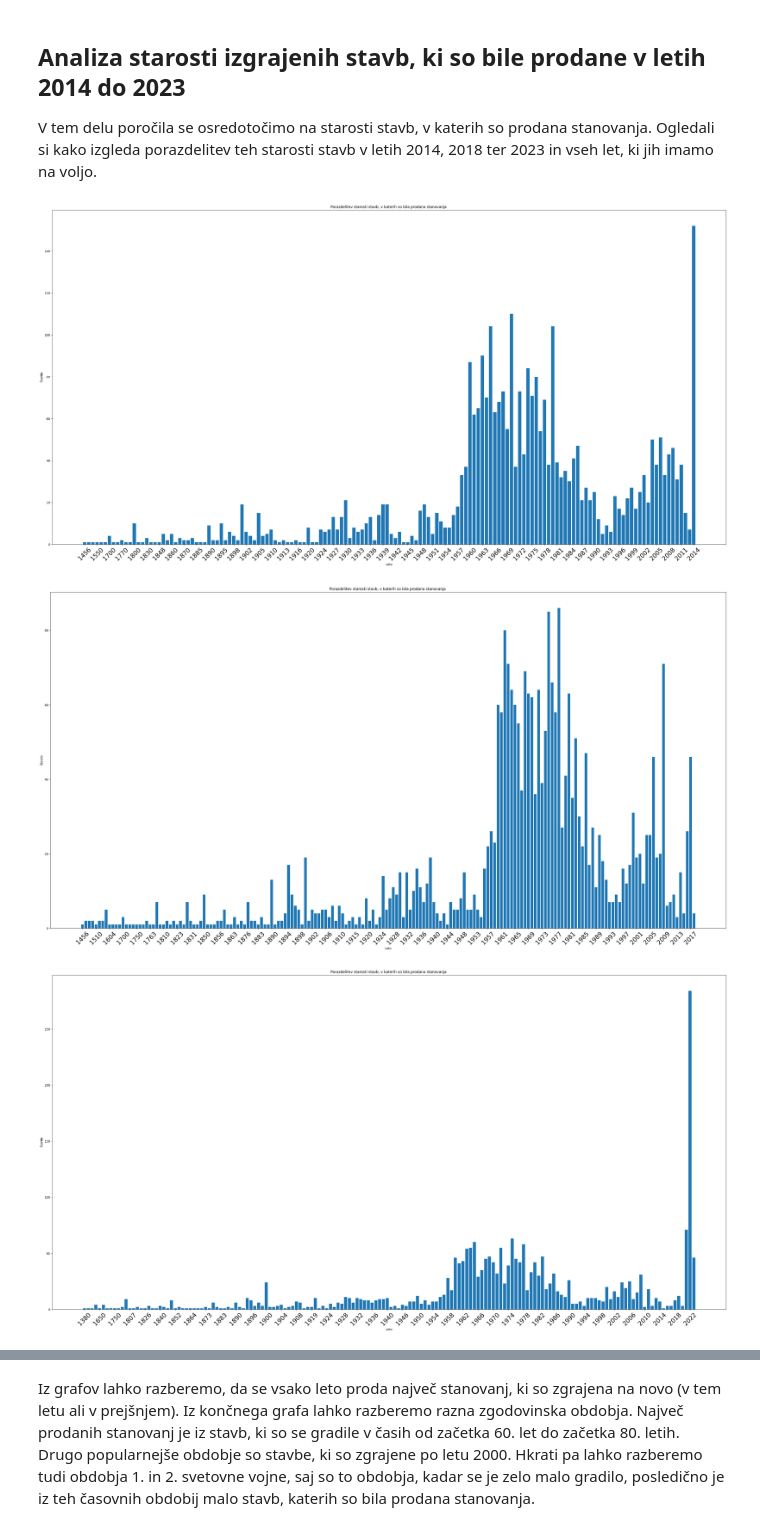
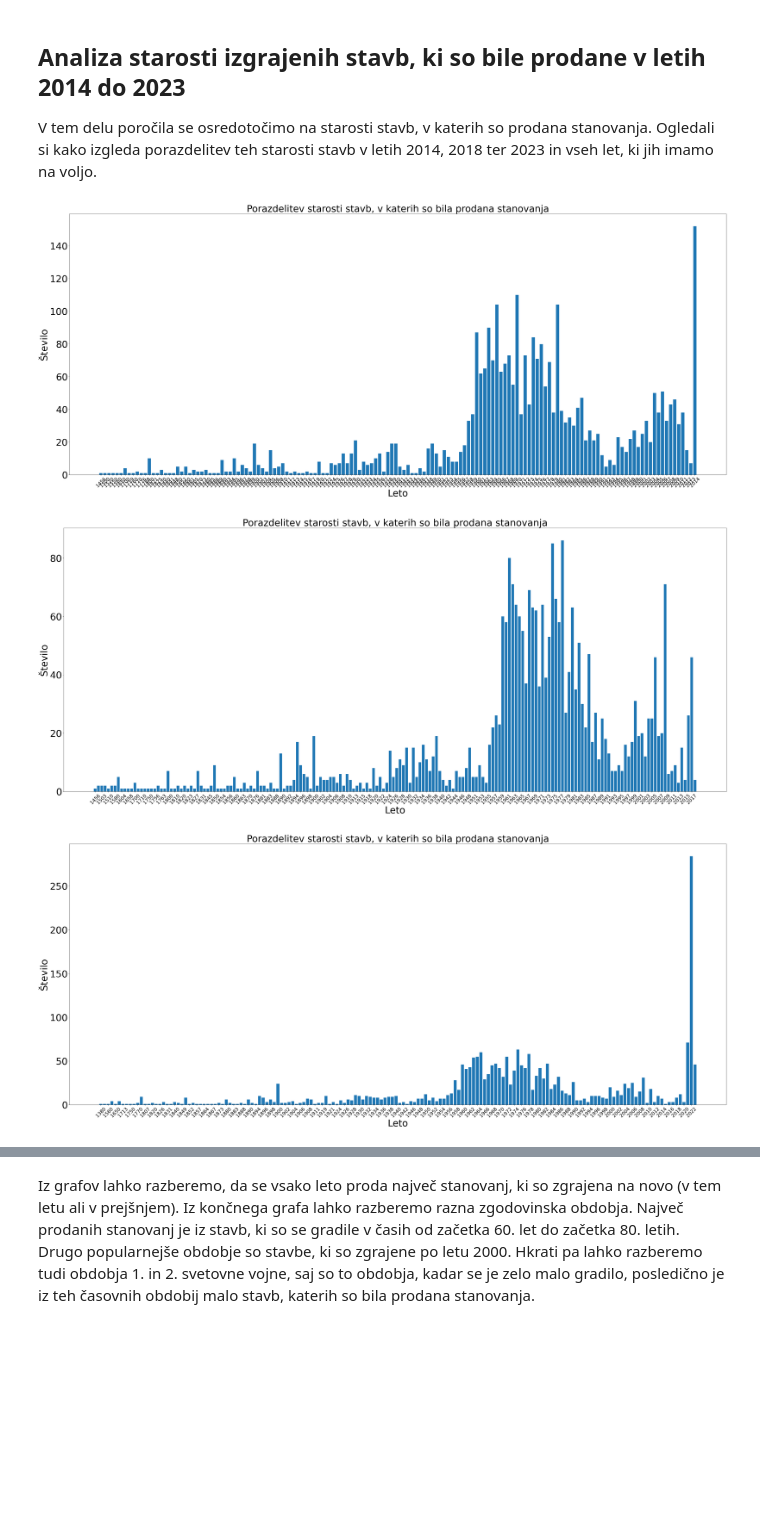
Before and after one commit to klemen-s/PR24KSLN, a Jupyter notebook: koda.ipynb, the cells around one changed output, grey strips where cells are left out. Cells and saved outputs as stored; diff of their text form; code cells hidden in the pictures; blank space fills up the shorter version.

Commit message:
Image fixes

```diff
--- a/koda.ipynb
+++ b/koda.ipynb
@@ -647,28 +647,28 @@ V tem delu poročila se osredotočimo na starosti stavb, v katerih so prodana st
 # %%
 def starost(data):
     stavbe = dict()
     for x in data[:, 3]:
         if x not in stavbe:
             stavbe[x] = 1
         else:
             stavbe[x] += 1
 
     stavbe = dict(sorted(stavbe.items()))
-    plt.figure(figsize=(40, 20))
+    plt.figure(figsize=(50, 20))
     plt.bar(list(stavbe.keys()), list(stavbe.values()))
-    plt.xlabel('Leto')
-    plt.ylabel('Število')
-    plt.title('Porazdelitev starosti stavb, v katerih so bila prodana stanovanja ')
-    plt.xticks(rotation=85)
+    plt.xlabel('Leto', fontsize=40)
+    plt.ylabel('Število', fontsize=40)
+    plt.title('Porazdelitev starosti stavb, v katerih so bila prodana stanovanja', fontsize=40)
     plt.xticks(fontsize=20, rotation=45)
-    plt.xticks(range(0, len(stavbe), max(len(stavbe) // 40, 1)))
+    plt.yticks(fontsize=40)
+    plt.xticks(range(0, len(stavbe), max(len(stavbe) // 80, 1)))
 
     plt.show()
 starost(final2014)
 starost(final2018)
 starost(final2023)
 starost(all_final)
 # %% [output]
-[figure, old version]
+[figure, new version]
-[figure, old version]
+[figure, new version]
-[figure, old version]
+[figure, new version]
```
Also changed, not shown: parts of 1 cell of this notebook, 4 other files.
